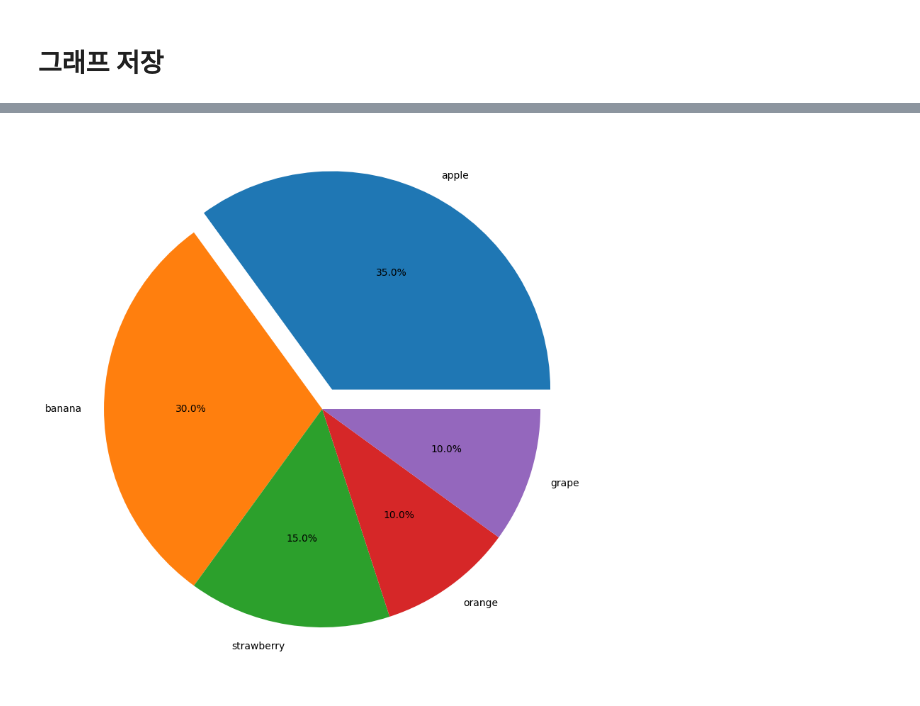
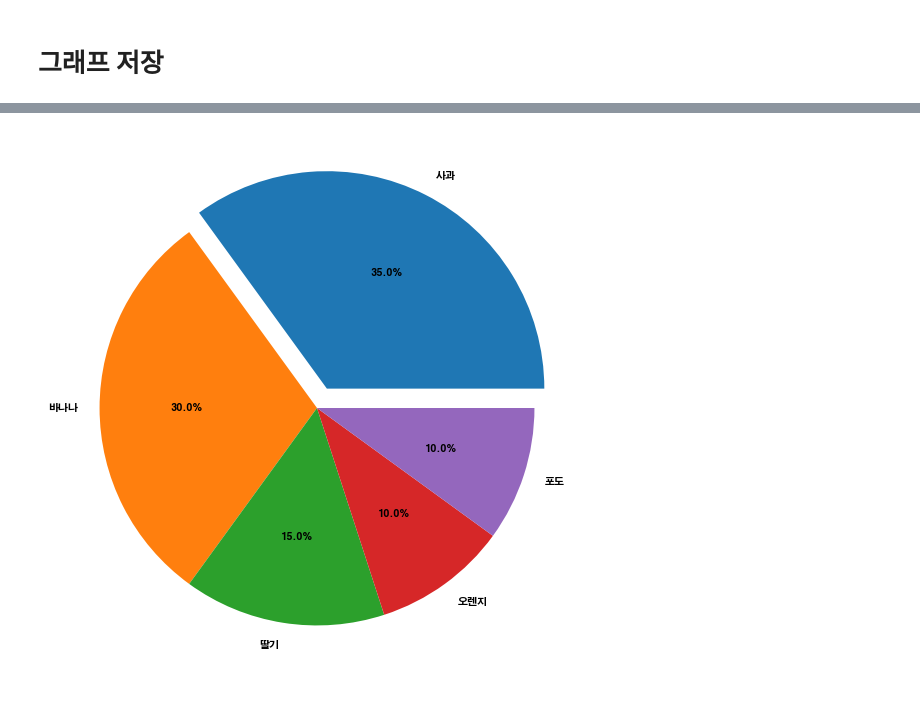
Before and after one commit to InryeolChoi/model_analysis, a Jupyter notebook: theory_stat/Visualization.ipynb, the cells around one changed output, grey strips where cells are left out. Cells and saved outputs as stored; diff of their text form; code cells hidden in the pictures.

Commit message:
20240502 - visualization

```diff
--- a/theory_stat/Visualization.ipynb
+++ b/theory_stat/Visualization.ipynb
@@ -22,19 +40,19 @@ for i in fpaths:
 # %%
 # 맑은 고딕체로 폰트 변경 방법
-# matplotlib.rcParams['font.family'] = 'MalgunGothic'
-# matplotlib.rcParams['axes.unicode_minus'] = False
+matplotlib.rcParams['font.family'] = 'MalgunGothic'
+matplotlib.rcParams['axes.unicode_minus'] = False
 
 # import matplotlib
-# matplotlib.rcParams['font.family'] = 'gulim'
-# matplotlib.rcParams['axes.unicode_minus'] = False
-# matplotlib.rcParams['font.family'] = 'batang'
-# matplotlib.rcParams['axes.unicode_minus'] = False
-# matplotlib.rcParams['font.family'] = 'NanumGothic'
-# matplotlib.rcParams['axes.unicode_minus'] = False
-# matplotlib.rcParams['font.family'] = 'NanumMyeongjo'
-# matplotlib.rcParams['axes.unicode_minus'] = False
-# matplotlib.rcParams['font.family'] = 'HYGothic-Extra'
-# matplotlib.rcParams['axes.unicode_minus'] = False
+matplotlib.rcParams['font.family'] = 'gulim'
+matplotlib.rcParams['axes.unicode_minus'] = False
+matplotlib.rcParams['font.family'] = 'batang'
+matplotlib.rcParams['axes.unicode_minus'] = False
+matplotlib.rcParams['font.family'] = 'NanumGothic'
+matplotlib.rcParams['axes.unicode_minus'] = False
+matplotlib.rcParams['font.family'] = 'NanumMyeongjo'
+matplotlib.rcParams['axes.unicode_minus'] = False
+matplotlib.rcParams['font.family'] = 'HYGothic-Extra'
+matplotlib.rcParams['axes.unicode_minus'] = False
 # %% [markdown]
 # 파이 그래프
 * 범주형 자료를 요약하는 방법
@@ -256,15 +274,15 @@ mpl.rcParams['figure.dpi']
 # %%
-fruit=['apple','banana','strawberry','orange','grape']
+fruit=['사과','바나나','딸기','오렌지','포도']
 result=[7, 6, 3, 2, 2]
 explode_value = (0.1, 0, 0, 0, 0)
 plt.figure(figsize = (10, 10)) #그래프의 크기 지정
 plt.pie(result, labels= fruit, autopct='%.1f%%', explode=explode_value)
 
 # 그래프를 이미지 파일로 저장. dpi는 200으로 설정
 plt.savefig('../data/saveFigTest.png', dpi = 30)
 plt.show()
 # %% [output]
-[figure, old version]
+[figure, new version]
 # %%
 plt.figure(figsize=(10,10)) #그래프의 크기 지정
 %matplotlib inline
```
Also changed, not shown: parts of 20 cells of this notebook, 4 other files.
